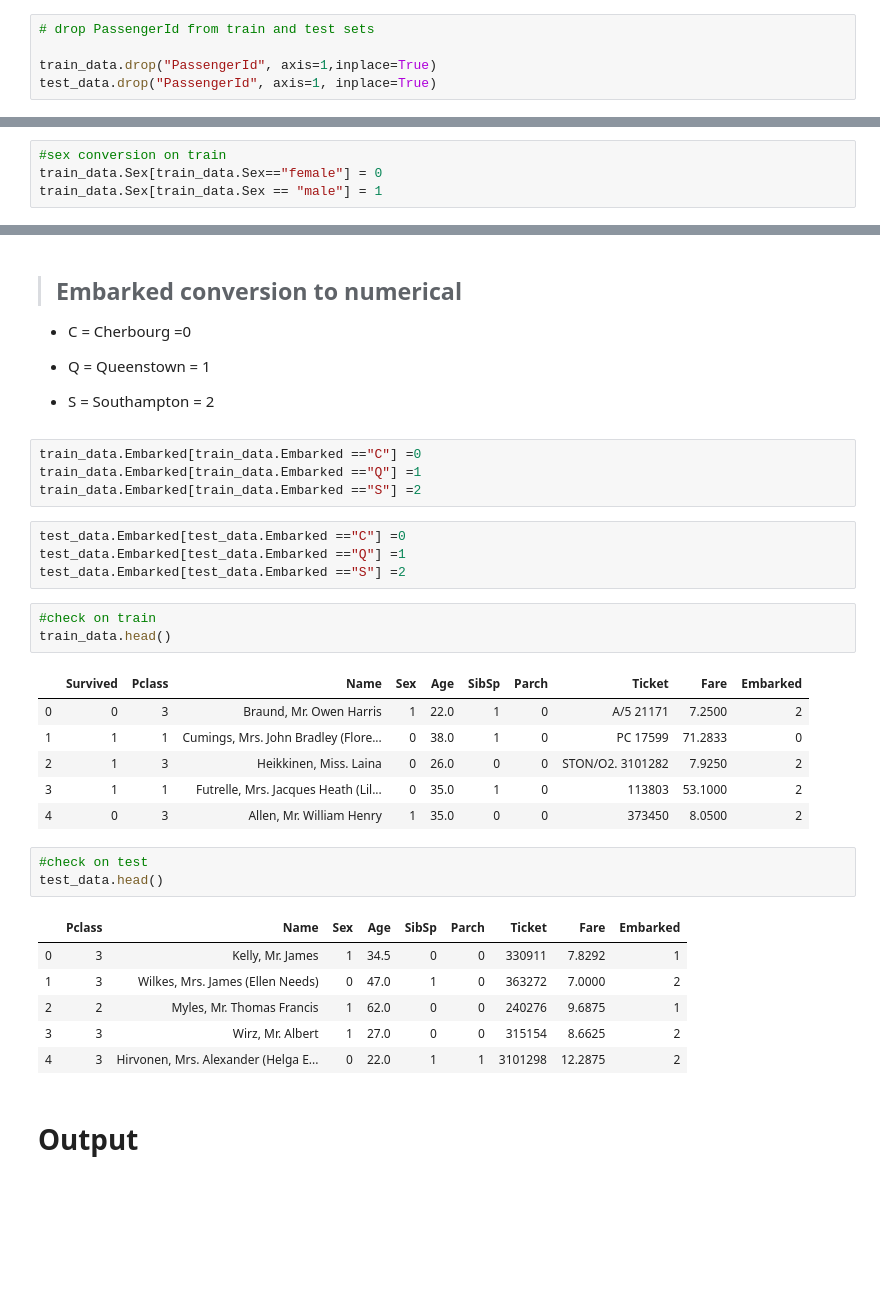
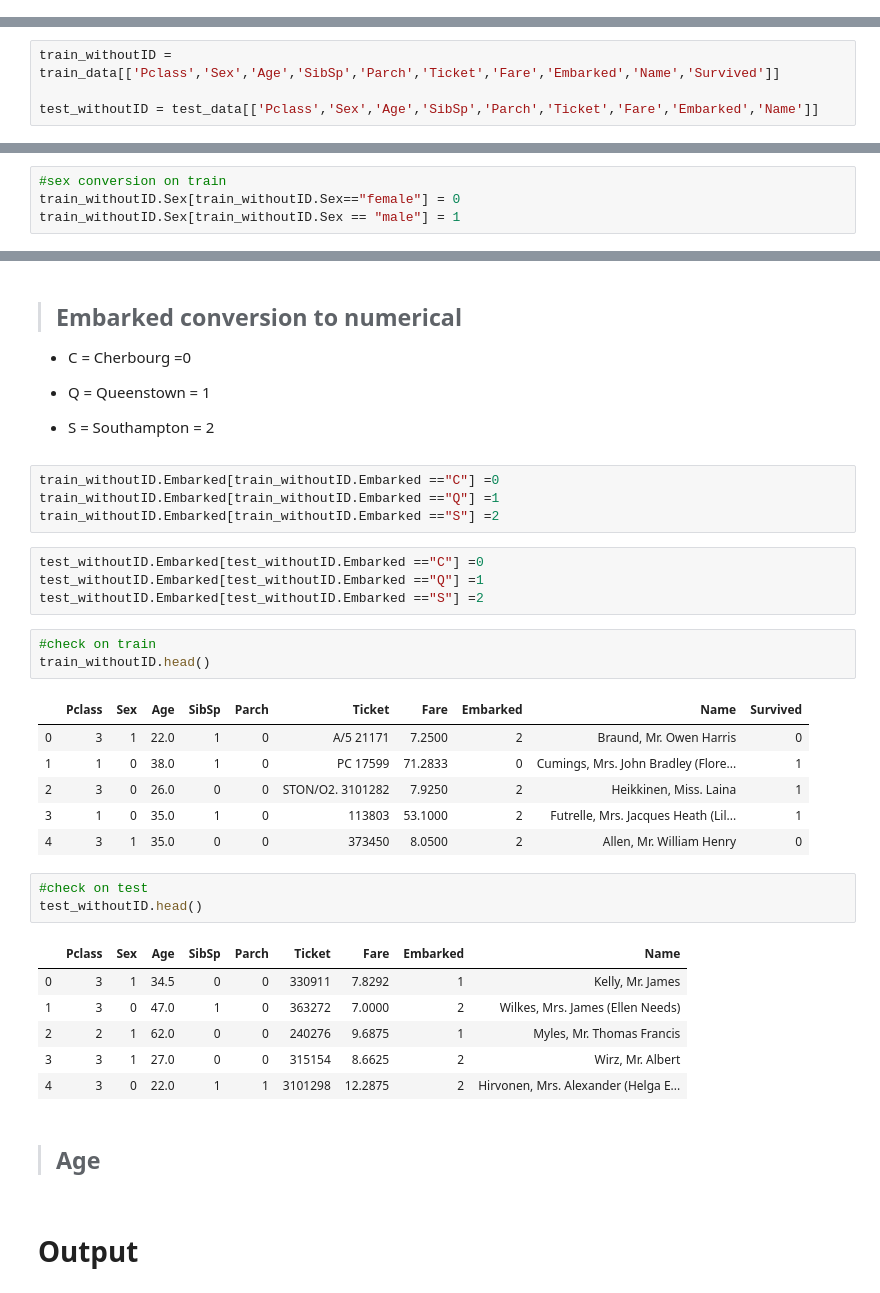
Before and after one commit to LivLilli/Titanic-Machine-Learning-from-disaster, a Jupyter notebook: Titanic.ipynb, the cells around one changed output, grey strips where cells are left out. Saved outputs shown, nothing was run; the diff lists cells and outputs as text; blank space fills up the shorter version.

```diff
--- a/Titanic.ipynb
+++ b/Titanic.ipynb
@@ -299,11 +299,6 @@ And we have to make futher analysis about:
 * SibSp
 
 * Name
-# %%
-# drop PassengerId from train and test sets
-
-train_data.drop("PassengerId", axis=1,inplace=True)
-test_data.drop("PassengerId", axis=1, inplace=True)
 # %% [markdown]
 >## Missing Values
 # %%
@@ -394,3 +407,7 @@ Index(['Survived', 'Pclass', 'Name', 'Sex', 'Age', 'SibSp', 'Parch', 'Ticket',
+# %%
+train_withoutID = train_data[['Pclass','Sex','Age','SibSp','Parch','Ticket','Fare','Embarked','Name','Survived']]
+
+test_withoutID = test_data[['Pclass','Sex','Age','SibSp','Parch','Ticket','Fare','Embarked','Name']]
 # %% [markdown]
 >## Sex conversion in numerical values
 
@@ -402,7 +419,7 @@ Sex values:
 * Male = 1
 # %%
 #sex conversion on train
-train_data.Sex[train_data.Sex=="female"] = 0
-train_data.Sex[train_data.Sex == "male"] = 1
+train_withoutID.Sex[train_withoutID.Sex=="female"] = 0
+train_withoutID.Sex[train_withoutID.Sex == "male"] = 1
 # %%
 #sex conversion on test
@@ -427,33 +472,35 @@ train_data.head()
 
 * S = Southampton = 2
 # %%
-train_data.Embarked[train_data.Embarked =="C"] =0
-train_data.Embarked[train_data.Embarked =="Q"] =1
-train_data.Embarked[train_data.Embarked =="S"] =2
+train_withoutID.Embarked[train_withoutID.Embarked =="C"] =0
+train_withoutID.Embarked[train_withoutID.Embarked =="Q"] =1
+train_withoutID.Embarked[train_withoutID.Embarked =="S"] =2
 # %%
-test_data.Embarked[test_data.Embarked =="C"] =0
-test_data.Embarked[test_data.Embarked =="Q"] =1
-test_data.Embarked[test_data.Embarked =="S"] =2
+test_withoutID.Embarked[test_withoutID.Embarked =="C"] =0
+test_withoutID.Embarked[test_withoutID.Embarked =="Q"] =1
+test_withoutID.Embarked[test_withoutID.Embarked =="S"] =2
 # %%
 #check on train
-train_data.head()
+train_withoutID.head()
 # %% [output]
-|  | Survived | Pclass | Name | Sex | Age | SibSp | Parch | Ticket | Fare | Embarked |
-| 0 | 0 | 3 | Braund, Mr. Owen Harris | 1 | 22.0 | 1 | 0 | A/5 21171 | 7.2500 | 2 |
-| 1 | 1 | 1 | Cumings, Mrs. John Bradley (Flore... | 0 | 38.0 | 1 | 0 | PC 17599 | 71.2833 | 0 |
-| 2 | 1 | 3 | Heikkinen, Miss. Laina | 0 | 26.0 | 0 | 0 | STON/O2. 3101282 | 7.9250 | 2 |
-| 3 | 1 | 1 | Futrelle, Mrs. Jacques Heath (Lil... | 0 | 35.0 | 1 | 0 | 113803 | 53.1000 | 2 |
-| 4 | 0 | 3 | Allen, Mr. William Henry | 1 | 35.0 | 0 | 0 | 373450 | 8.0500 | 2 |
+|  | Pclass | Sex | Age | SibSp | Parch | Ticket | Fare | Embarked | Name | Survived |
+| 0 | 3 | 1 | 22.0 | 1 | 0 | A/5 21171 | 7.2500 | 2 | Braund, Mr. Owen Harris | 0 |
+| 1 | 1 | 0 | 38.0 | 1 | 0 | PC 17599 | 71.2833 | 0 | Cumings, Mrs. John Bradley (Flore... | 1 |
+| 2 | 3 | 0 | 26.0 | 0 | 0 | STON/O2. 3101282 | 7.9250 | 2 | Heikkinen, Miss. Laina | 1 |
+| 3 | 1 | 0 | 35.0 | 1 | 0 | 113803 | 53.1000 | 2 | Futrelle, Mrs. Jacques Heath (Lil... | 1 |
+| 4 | 3 | 1 | 35.0 | 0 | 0 | 373450 | 8.0500 | 2 | Allen, Mr. William Henry | 0 |
 # %%
 #check on test
-test_data.head()
+test_withoutID.head()
 # %% [output]
-|  | Pclass | Name | Sex | Age | SibSp | Parch | Ticket | Fare | Embarked |
-| 0 | 3 | Kelly, Mr. James | 1 | 34.5 | 0 | 0 | 330911 | 7.8292 | 1 |
-| 1 | 3 | Wilkes, Mrs. James (Ellen Needs) | 0 | 47.0 | 1 | 0 | 363272 | 7.0000 | 2 |
-| 2 | 2 | Myles, Mr. Thomas Francis | 1 | 62.0 | 0 | 0 | 240276 | 9.6875 | 1 |
-| 3 | 3 | Wirz, Mr. Albert | 1 | 27.0 | 0 | 0 | 315154 | 8.6625 | 2 |
-| 4 | 3 | Hirvonen, Mrs. Alexander (Helga E... | 0 | 22.0 | 1 | 1 | 3101298 | 12.2875 | 2 |
+|  | Pclass | Sex | Age | SibSp | Parch | Ticket | Fare | Embarked | Name |
+| 0 | 3 | 1 | 34.5 | 0 | 0 | 330911 | 7.8292 | 1 | Kelly, Mr. James |
+| 1 | 3 | 0 | 47.0 | 1 | 0 | 363272 | 7.0000 | 2 | Wilkes, Mrs. James (Ellen Needs) |
+| 2 | 2 | 1 | 62.0 | 0 | 0 | 240276 | 9.6875 | 1 | Myles, Mr. Thomas Francis |
+| 3 | 3 | 1 | 27.0 | 0 | 0 | 315154 | 8.6625 | 2 | Wirz, Mr. Albert |
+| 4 | 3 | 0 | 22.0 | 1 | 1 | 3101298 | 12.2875 | 2 | Hirvonen, Mrs. Alexander (Helga E... |
+# %% [markdown]
+>## Age
 # %% [markdown]
 # Output
 # %%
```
Also changed, not shown: parts of 17 cells of this notebook.
